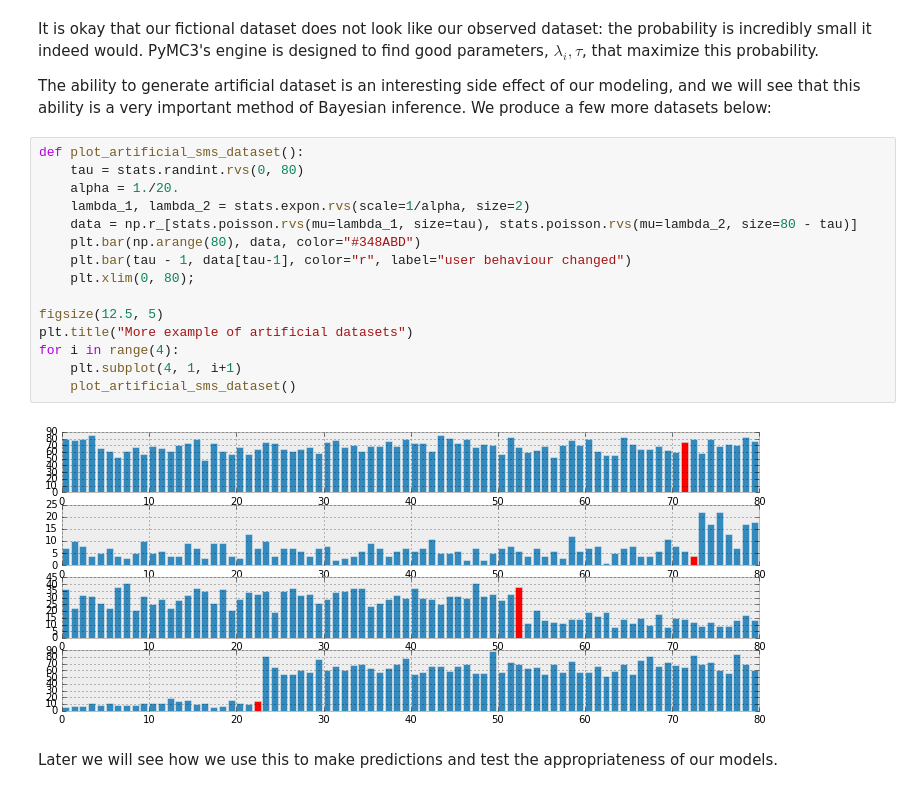
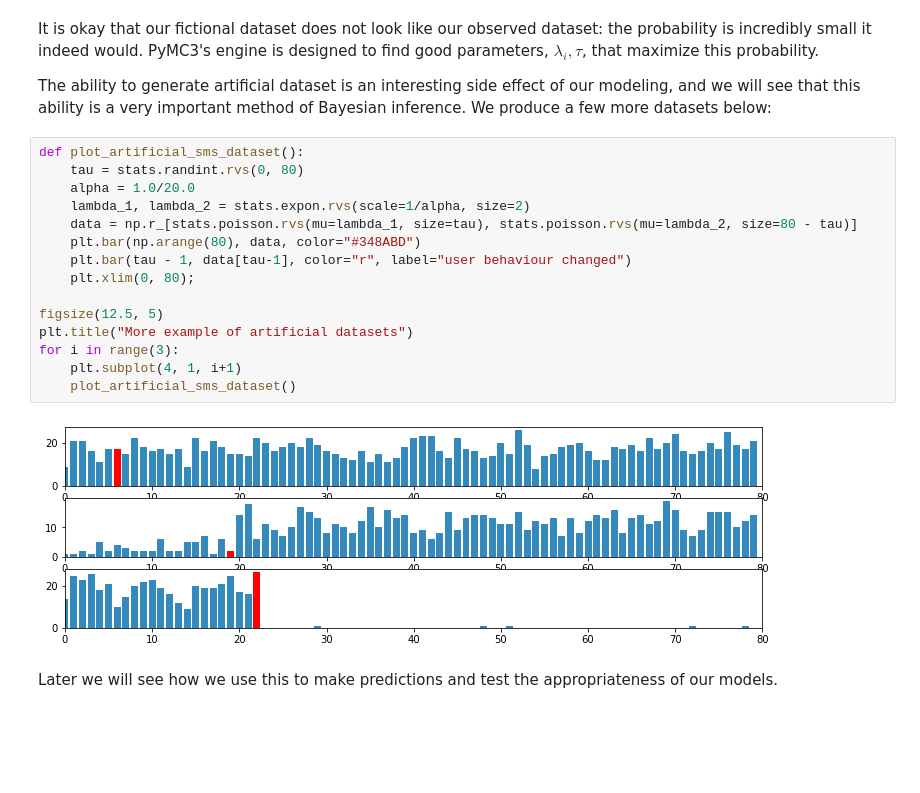
Before and after one commit to markmorrison95/Probabilistic-Programming-and-Bayesian-Methods-for-Hackers, a Jupyter notebook: Chapter2_MorePyMC/Ch2_MorePyMC_PyMC3.ipynb, the cells around one changed output. Saved outputs shown, nothing was run; the diff lists cells and outputs as text; blank space fills up the shorter version.

```diff
--- a/Chapter2_MorePyMC/Ch2_MorePyMC_PyMC3.ipynb
+++ b/Chapter2_MorePyMC/Ch2_MorePyMC_PyMC3.ipynb
@@ -303,20 +289,20 @@ The ability to generate artificial dataset is an interesting side effect of our
 # %%
 def plot_artificial_sms_dataset():
     tau = stats.randint.rvs(0, 80)
-    alpha = 1./20.
+    alpha = 1.0/20.0
     lambda_1, lambda_2 = stats.expon.rvs(scale=1/alpha, size=2)
     data = np.r_[stats.poisson.rvs(mu=lambda_1, size=tau), stats.poisson.rvs(mu=lambda_2, size=80 - tau)]
     plt.bar(np.arange(80), data, color="#348ABD")
     plt.bar(tau - 1, data[tau-1], color="r", label="user behaviour changed")
     plt.xlim(0, 80);
 
 figsize(12.5, 5)
 plt.title("More example of artificial datasets")
-for i in range(4):
+for i in range(3):
     plt.subplot(4, 1, i+1)
     plot_artificial_sms_dataset()
 # %% [output]
-[figure, old version]
+[figure, new version]
 # %% [markdown]
 Later we will see how we use this to make predictions and test the appropriateness of our models.
 # %% [markdown]
```
Also changed, not shown: parts of 53 cells of this notebook, 4 other files.
